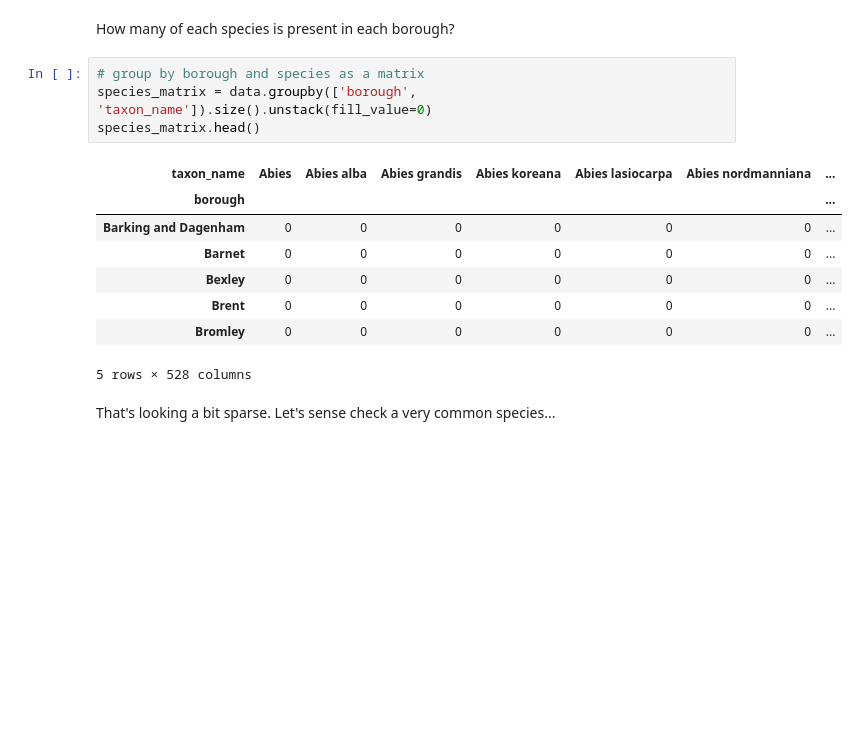
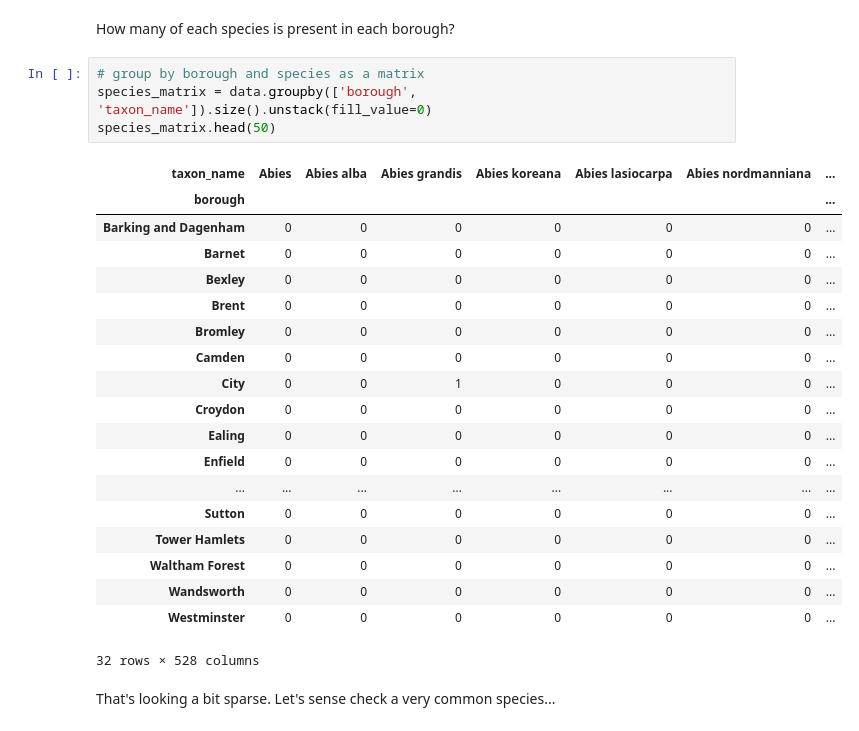
Before and after one commit to nicc/lis-stats-1, a Jupyter notebook: london_trees.ipynb, the cells around one changed output. Saved outputs shown, nothing was run; the diff lists cells and outputs as text; blank space fills up the shorter version.

```diff
--- a/london_trees.ipynb
+++ b/london_trees.ipynb
@@ -62,16 +65,27 @@ How many of each species is present in each borough?
 # %%
 # group by borough and species as a matrix
 species_matrix = data.groupby(['borough', 'taxon_name']).size().unstack(fill_value=0)
-species_matrix.head()
+species_matrix.head(50)
 # %% [output]
 | taxon_name | Abies | Abies alba | Abies grandis | Abies koreana | Abies lasiocarpa | Abies nordmanniana | ... |
 | borough |  |  |  |  |  |  | ... |
 | Barking and Dagenham | 0 | 0 | 0 | 0 | 0 | 0 | ... |
 | Barnet | 0 | 0 | 0 | 0 | 0 | 0 | ... |
 | Bexley | 0 | 0 | 0 | 0 | 0 | 0 | ... |
 | Brent | 0 | 0 | 0 | 0 | 0 | 0 | ... |
 | Bromley | 0 | 0 | 0 | 0 | 0 | 0 | ... |
+| Camden | 0 | 0 | 0 | 0 | 0 | 0 | ... |
+| City | 0 | 0 | 1 | 0 | 0 | 0 | ... |
+| Croydon | 0 | 0 | 0 | 0 | 0 | 0 | ... |
+| Ealing | 0 | 0 | 0 | 0 | 0 | 0 | ... |
+| Enfield | 0 | 0 | 0 | 0 | 0 | 0 | ... |
+| ... | ... | ... | ... | ... | ... | ... | ... |
+| Sutton | 0 | 0 | 0 | 0 | 0 | 0 | ... |
+| Tower Hamlets | 0 | 0 | 0 | 0 | 0 | 0 | ... |
+| Waltham Forest | 0 | 0 | 0 | 0 | 0 | 0 | ... |
+| Wandsworth | 0 | 0 | 0 | 0 | 0 | 0 | ... |
+| Westminster | 0 | 0 | 0 | 0 | 0 | 0 | ... |
-5 rows × 528 columns
+32 rows × 528 columns
 # %% [markdown]
 That's looking a bit sparse. Let's sense check a very common species...
 # %%
```
Also changed, not shown: parts of 2 cells of this notebook, 1 other file.
